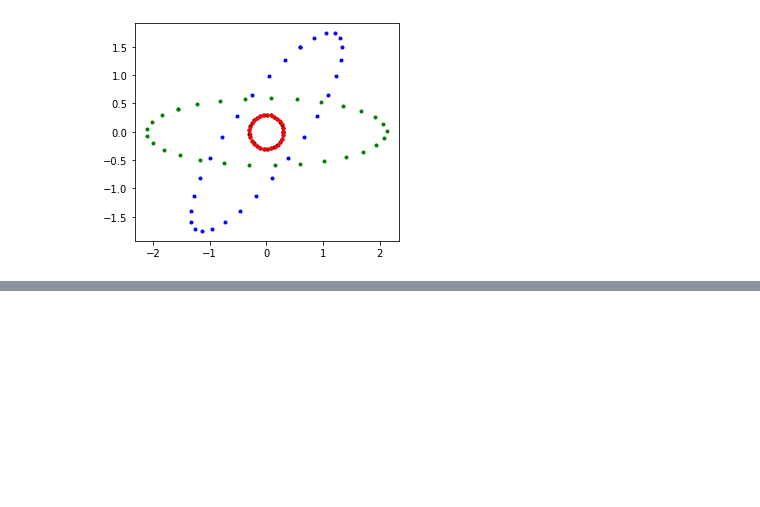
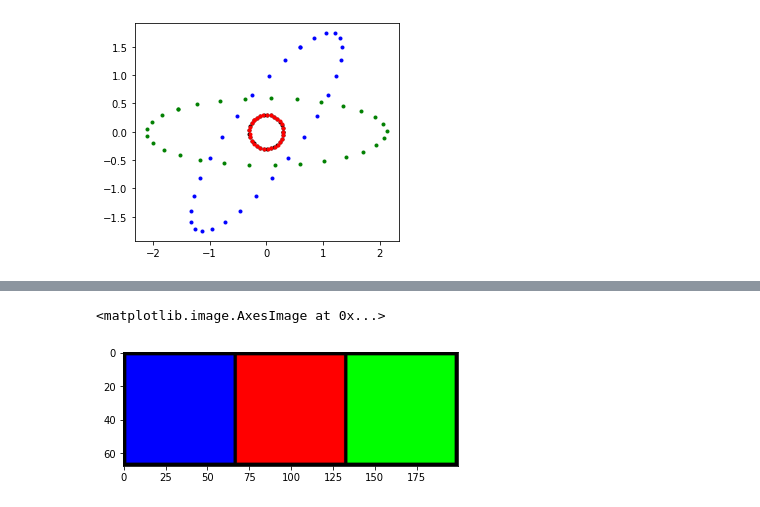
Before and after one commit to muhammadyaseen/vae-disentanglement, a Jupyter notebook: SVD Intuition.ipynb, the cells around one changed output, grey strips where cells are left out. Saved outputs shown, nothing was run; the diff lists cells and outputs as text; code cells hidden in the pictures; blank space fills up the shorter version.

```diff
--- a/SVD Intuition.ipynb
+++ b/SVD Intuition.ipynb
@@ -102,0 +146,5 @@ draw_svd_separately(M, xs, ys)
+# %%
+plt.imshow(x2.permute(1, 2, 0))
+# %% [output]
+<matplotlib.image.AxesImage at 0x...>
+[figure, added]
```
Also changed, not shown: parts of 9 cells of this notebook, 7 other files.
